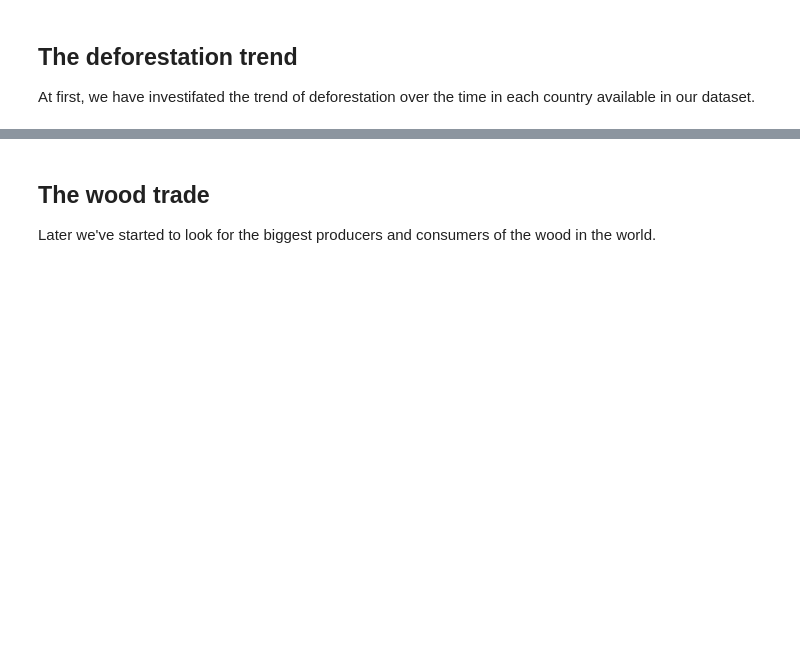
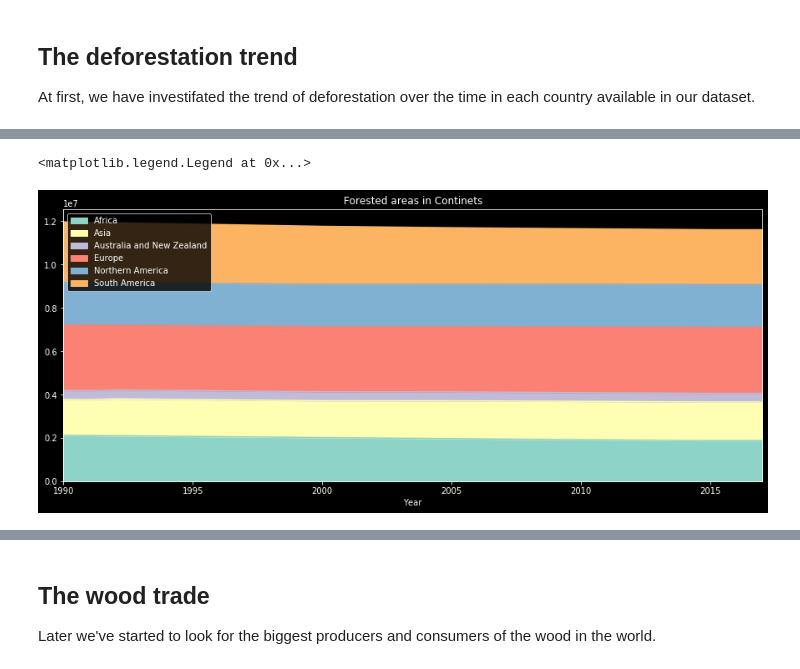
Before and after one commit to kostelansky17/disappearing_forests, a Jupyter notebook: main.ipynb, the cells around one changed output, grey strips where cells are left out. Saved outputs shown, nothing was run; the diff lists cells and outputs as text; code cells hidden in the pictures; blank space fills up the shorter version.

Commit message:
analyse forested areas

```diff
--- a/main.ipynb
+++ b/main.ipynb
@@ -6,6 +6,13 @@ The initial preprocessing of the data was using __Shell__. The script used for p
 # %%
 # all the necessary imports
 import pandas as pd
+# %%
+# FAOSTAT are are split into multiple groups, FAOSTAT_countries consists from names of the countries
+# and FAOSTAT_country_groups consists from bigger areas, such as (Europe, Americas, East Europe etc.)
+FAOSTAT_country_data = pd.read_csv("data/faostat/FAOSTAT_countries.csv", engine='python')
+FAOSTAT_country_groups = FAOSTAT_country_data["Country Group"].unique()
+FAOSTAT_countries = FAOSTAT_country_data["Country"].unique()
+CONTINENTS = ['Africa', 'Asia', 'Australia and New Zealand', 'Europe', 'Northern America', 'South America']
 # %% [markdown]
 ## The deforestation trend
 At first, we have investifated the trend of deforestation over the time in each country available in our dataset.
@@ -12,7 +21,7 @@ At first, we have investifated the trend of deforestation over the time in each
 # %%
+# select tree areas from Inputs_LandUse
 LAND_USE_FOREST_ITEMS = ['Forestry', 'Forest land', 'Primary Forest','Other naturally regenerated forest', 'Planted Forest']
 
 land_use_all = pd.read_csv("data/faostat/Inputs_LandUse_E_All_Data_cleared.csv", engine='python')
-land_use = land_use_all[land_use_all.Item.isin(LAND_USE_FOREST_ITEMS) & land_use_all.Element.str.match('Area')]
-forested_area_yearly = land_use.groupby(["Area", "Year"]).Value.sum()
-forested_area_yearly.loc['Brazil'].plot()
+land_use = land_use_all[land_use_all.Item.isin(LAND_USE_FOREST_ITEMS) &
+                        land_use_all.Element.str.match('Area')]
@@ -21,0 +38,14 @@ forested_area_yearly.loc['Brazil'].plot()
+# %%
+# forested areas in continents over yers
+continents_forests_area = land_use_all[land_use_all.Item.isin(LAND_USE_FOREST_ITEMS) &
+                                       land_use_all.Element.str.match('Area') &
+                                       land_use.Area.isin(CONTINENTS)].groupby(["Area", "Year"]).Value.sum()
+
+continents_forests_area = continents_forests_area.unstack("Year")
+# %%
+# plot forested areas in continents over years
+continetns_forests_plot = continents_forests_area.T.plot.area(figsize=(15,6), title="Forested areas in Continets")
+continetns_forests_plot.legend(loc='upper left')
+# %% [output]
+<matplotlib.legend.Legend at 0x...>
+[figure, added]
```
Also changed, not shown: parts of 36 cells of this notebook.
